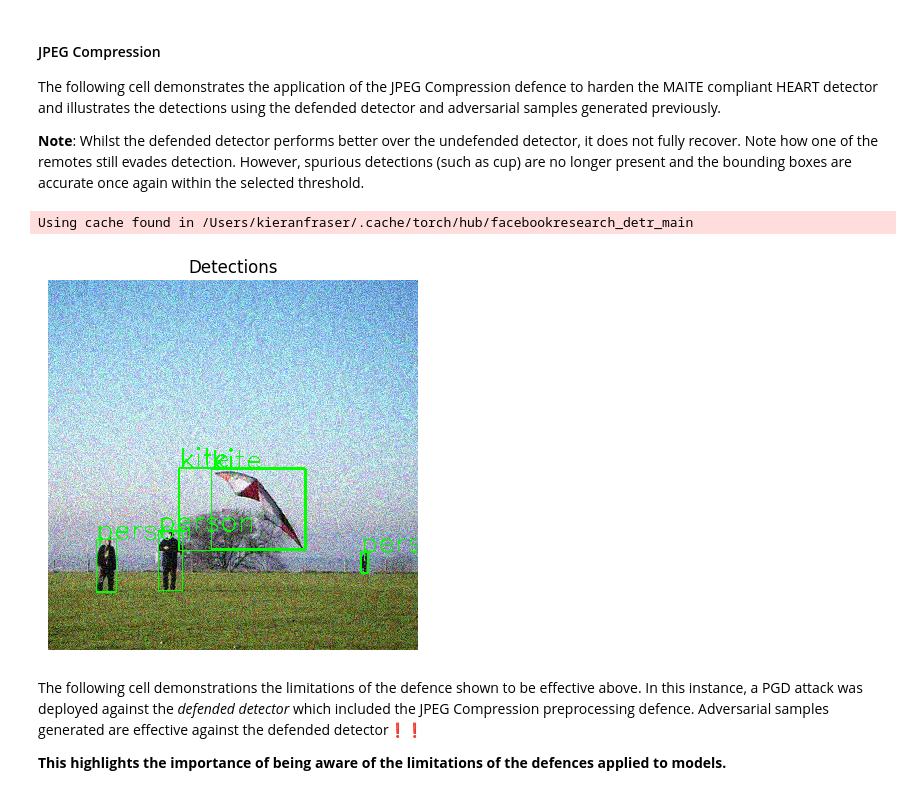
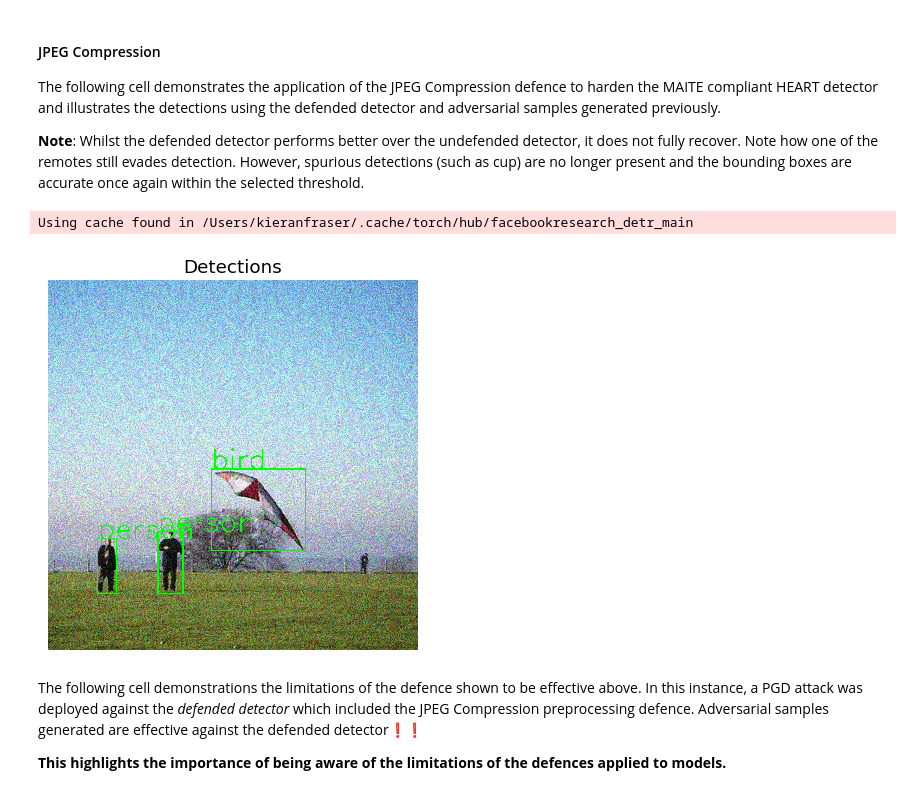
Before and after one commit to IBM/heart-library, a Jupyter notebook: notebooks/8_get_started_defenses.ipynb, the cells around one changed output. Cells and saved outputs as stored; diff of their text form; code cells hidden in the pictures.

```diff
--- a/notebooks/8_get_started_defenses.ipynb
+++ b/notebooks/8_get_started_defenses.ipynb
@@ -512,7 +512,7 @@ The following section demonstrates defenses applied to the object detection task
 # %%
 import numpy as np
 from torchvision.transforms import transforms
-from heart_library.estimators.object_detection import JaticPyTorchDETR
+from heart_library.estimators.object_detection import JaticPyTorchObjectDetector
 from art.attacks.evasion import ProjectedGradientDescent
 import cv2
 import matplotlib.pyplot as plt
@@ -595,13 +595,15 @@ MEAN = [0.485, 0.456, 0.406]
 STD = [0.229, 0.224, 0.225]
 preprocessing=(MEAN, STD)
 
-detector = JaticPyTorchDETR(device_type='cpu',
+detector = JaticPyTorchObjectDetector(
+                            model_type="detr_resnet50",
+                            device_type='cpu',
                             input_shape=(3, 800, 800),
                             clip_values=(0, 1),
                             attack_losses=( "loss_ce",
                                 "loss_bbox",
                                 "loss_giou",),
-                            preprocessing=(MEAN, STD))
+                            preprocessing=preprocessing)
 
 '''
 Prepare COCO image data
@@ -682,39 +684,40 @@ __Note__: Whilst the defended detector performs better over the undefended detec
 # %%
 
 '''from art.defences.preprocessor import SpatialSmoothingPyTorch
 preprocessing_defense = SpatialSmoothingPyTorch(window_size=7,
                                                 clip_values=(0,1),
                                                 channels_first=True,
                                                 apply_predict=True
                                                 )'''
 
 from art.defences.preprocessor import JpegCompression
 preprocessing_defense = JpegCompression(clip_values=(0,1),
                                         channels_first=True,
                                         apply_predict=True,
-                                        quality=90
+                                        quality=35
                                         )
 
-detector_defended = JaticPyTorchDETR(device_type='cpu',
-                            input_shape=(3, 800, 800),
-                            clip_values=(0, 1),
-                            attack_losses=( "loss_ce",
-                                "loss_bbox",
-                                "loss_giou",),
-                            preprocessing=(MEAN, STD),
-                            preprocessing_defences=[preprocessing_defense])
+detector_defended = JaticPyTorchObjectDetector(model_type="detr_resnet50",
+                                                device_type='cpu',
+                                                input_shape=(3, 800, 800),
+                                                clip_values=(0, 1),
+                                                attack_losses=( "loss_ce",
+                                                    "loss_bbox",
+                                                    "loss_giou",),
+                                                preprocessing=(MEAN, STD),
+                                                preprocessing_defences=[preprocessing_defense])
 
 '''
 View detections on adversarial images
 '''
 adv_detections = detector_defended(adv_images)
 for i in range(len(adv_detections)):
     preds_orig = extract_predictions(adv_detections[i], 0.5)
     plot_image_with_boxes(img=adv_images[0][i].transpose(1,2,0).copy(),
                           boxes=preds_orig[1], pred_cls=preds_orig[0], title="Detections")
 # %% [output]
 Using cache found in /Users/kieranfraser/.cache/torch/hub/facebookresearch_detr_main
-[figure, old version]
+[figure, new version]
 # %% [markdown]
 The following cell demonstrations the limitations of the defence shown to be effective above. In this instance, a PGD attack was deployed against the _defended detector_ which included the JPEG Compression preprocessing defence. Adversarial samples generated are effective against the defended detector❗❗
 
```
Also changed, not shown: 39 other files.
